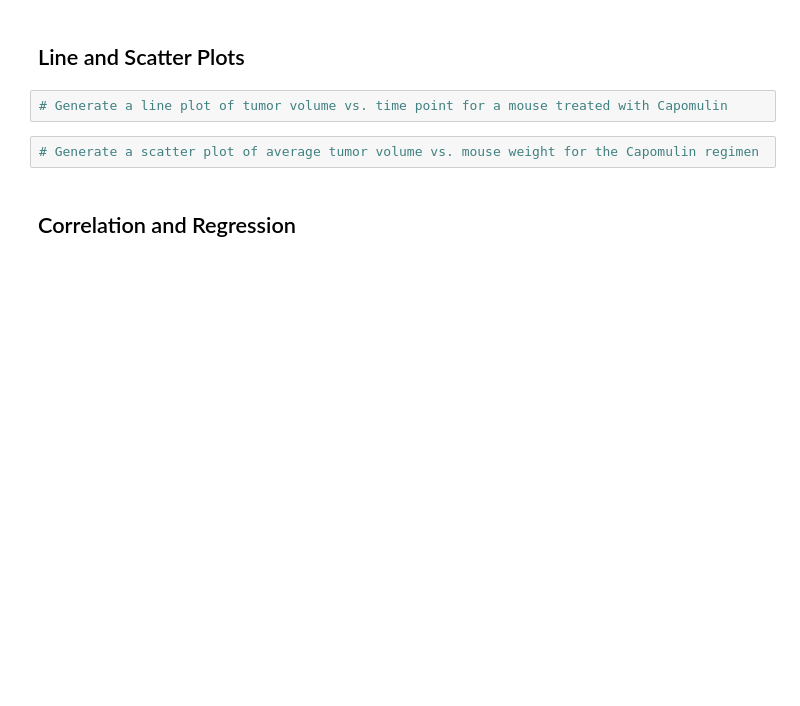
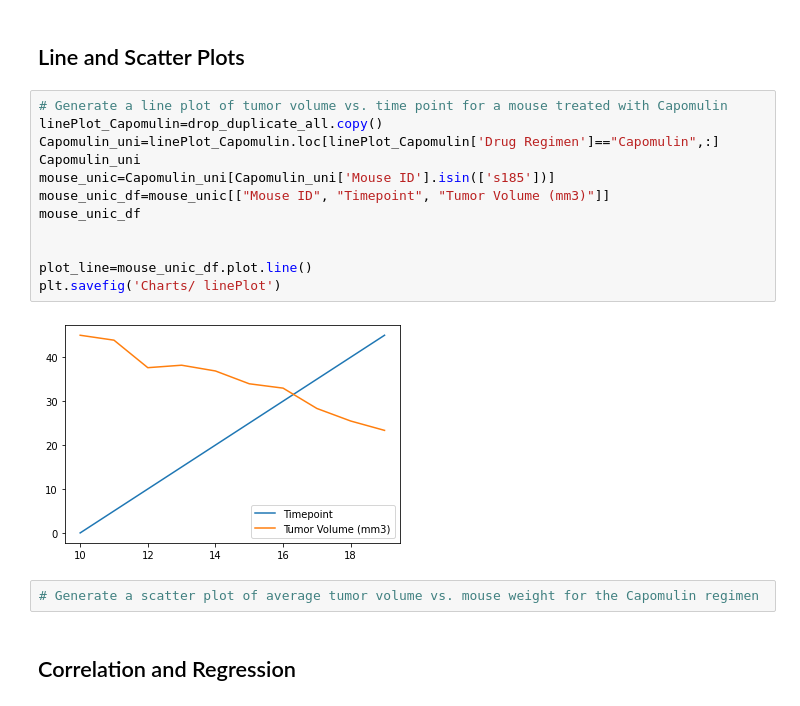
Before and after one commit to FreddyRangelA/Matplotlib, a Jupyter notebook: pymaceuticals_starter.ipynb, the cells around one changed output. Cells and saved outputs as stored; diff of their text form; blank space fills up the shorter version.

```diff
--- a/pymaceuticals_starter.ipynb
+++ b/pymaceuticals_starter.ipynb
@@ -327,6 +328,18 @@ plt.savefig('Charts/ boxPlotChart')
 ## Line and Scatter Plots
 # %%
 # Generate a line plot of tumor volume vs. time point for a mouse treated with Capomulin
+linePlot_Capomulin=drop_duplicate_all.copy()
+Capomulin_uni=linePlot_Capomulin.loc[linePlot_Capomulin['Drug Regimen']=="Capomulin",:]
+Capomulin_uni
+mouse_unic=Capomulin_uni[Capomulin_uni['Mouse ID'].isin(['s185'])]
+mouse_unic_df=mouse_unic[["Mouse ID", "Timepoint", "Tumor Volume (mm3)"]]
+mouse_unic_df
+
+
+plot_line=mouse_unic_df.plot.line()
+plt.savefig('Charts/ linePlot')
+# %% [output]
+[figure, added]
 # %%
 # Generate a scatter plot of average tumor volume vs. mouse weight for the Capomulin regimen
 # %% [markdown]
```
Also changed, not shown: parts of 3 cells of this notebook, 2 other files.
